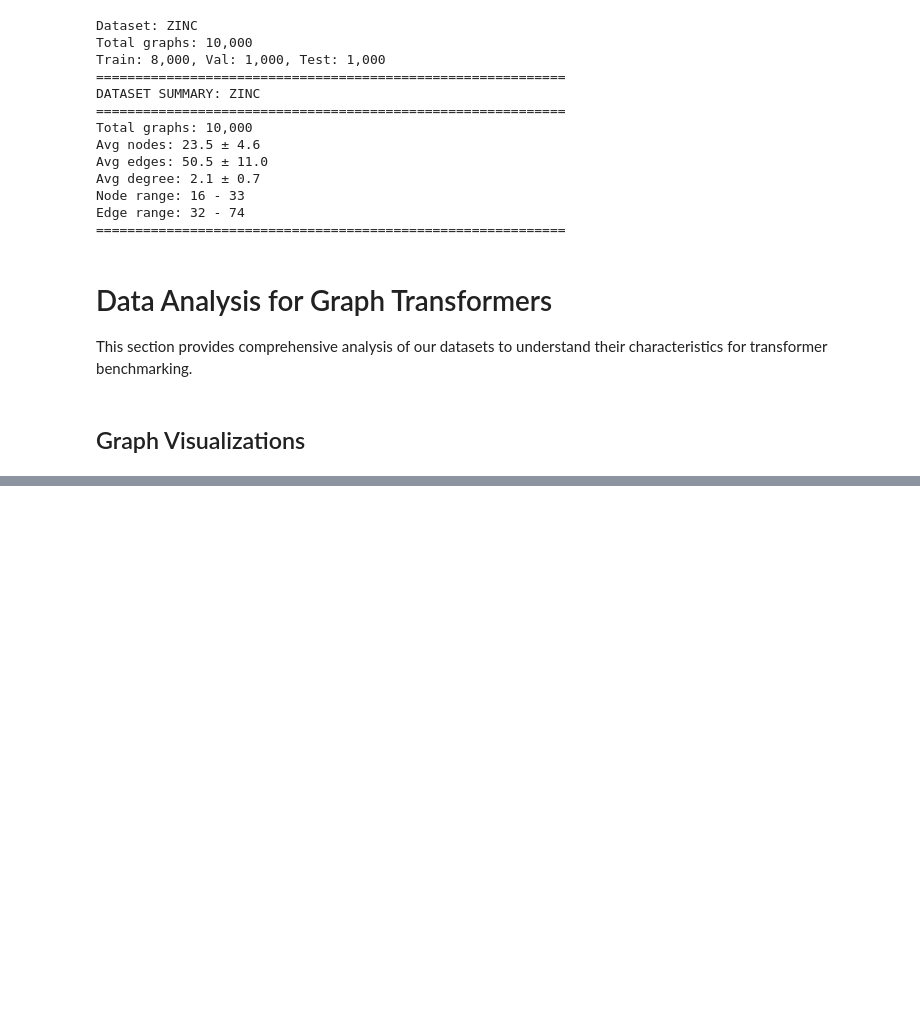
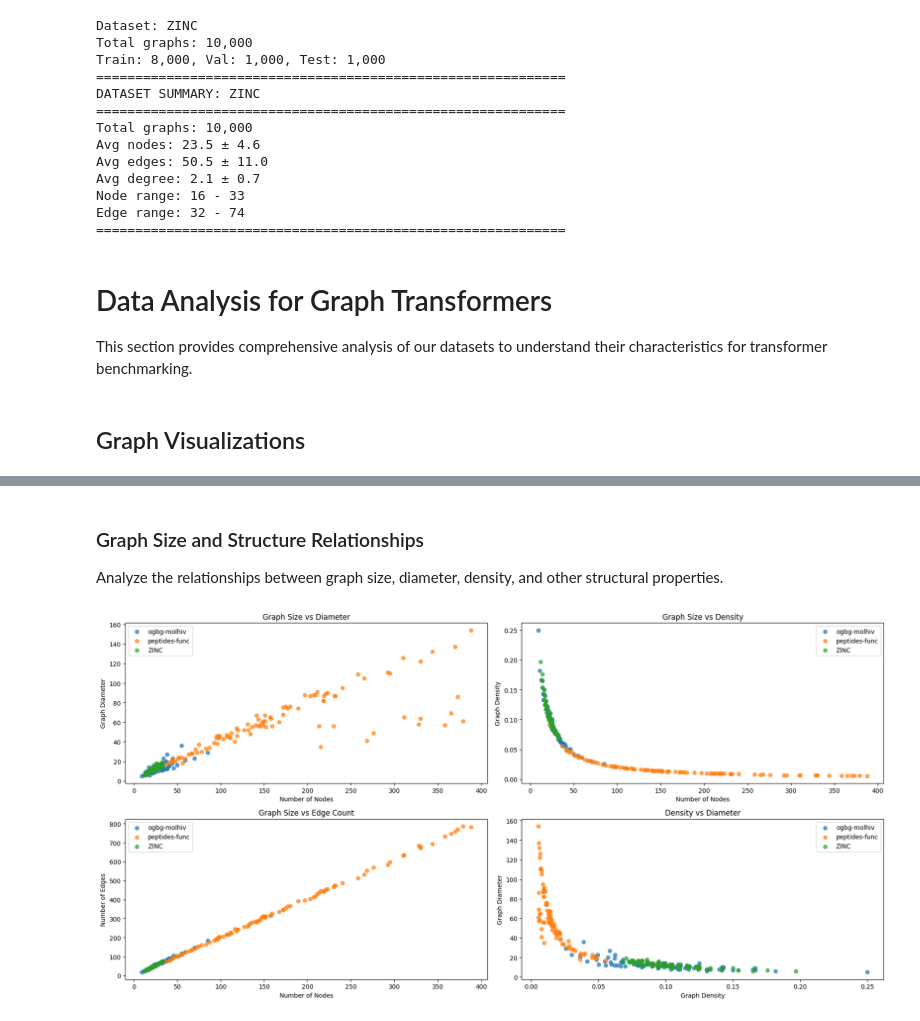
Before and after one commit to MatiPl01/machine-learning-project, a Jupyter notebook: main.ipynb, the cells around one changed output, grey strips where cells are left out. Saved outputs shown, nothing was run; the diff lists cells and outputs as text; code cells hidden in the pictures; blank space fills up the shorter version.

```diff
--- a/main.ipynb
+++ b/main.ipynb
@@ -155,0 +169,8 @@ plot_graph_size_distributions(datasets)
+# %% [markdown]
+### Graph Size and Structure Relationships
+
+Analyze the relationships between graph size, diameter, density, and other structural properties.
+# %%
+plot_graph_relationships(graph_properties)
+# %% [output]
+[figure, added]
```
Also changed, not shown: parts of 8 cells of this notebook, 2 other files.
